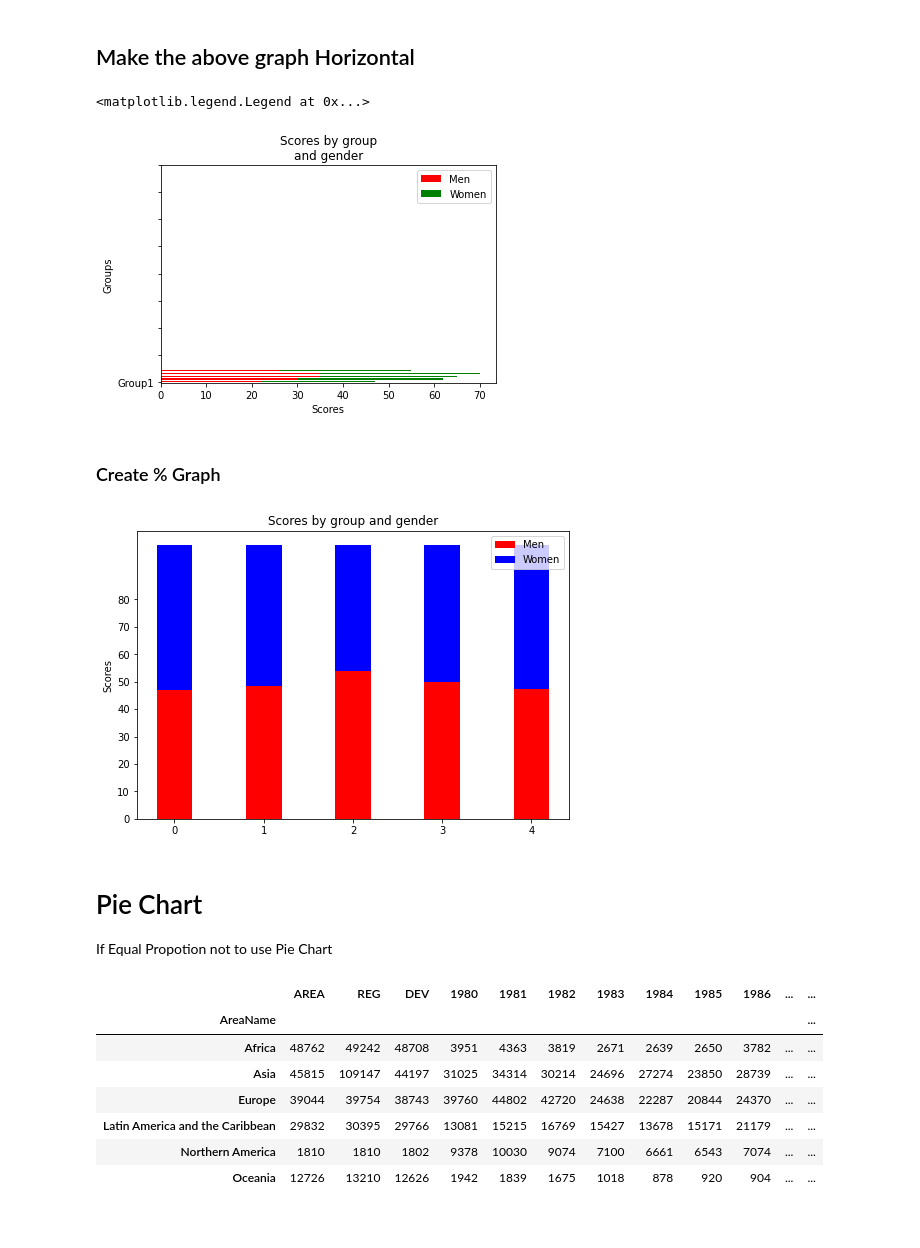
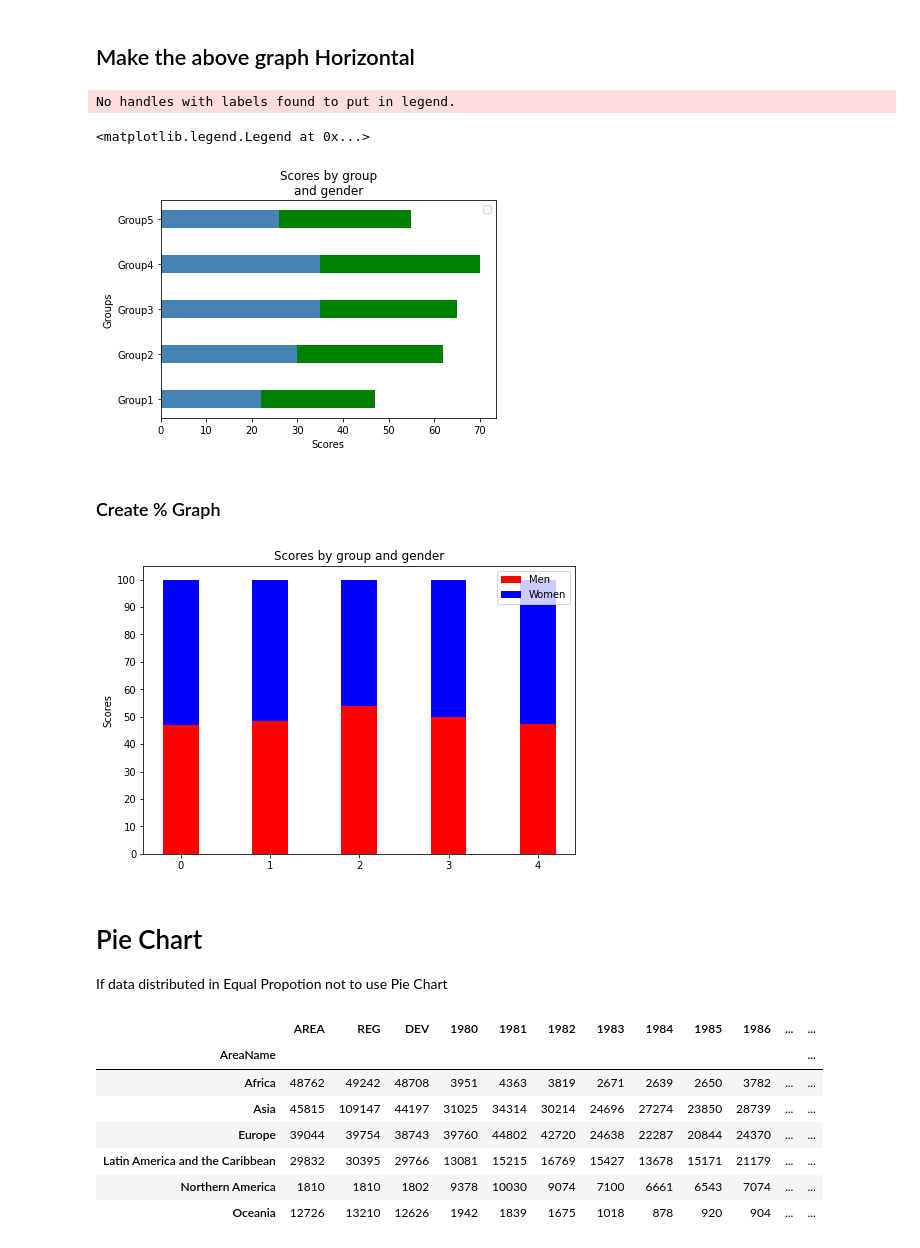
Before and after one commit to viththiananth/Data-Visualization-Using-Python_My-Pursuit, a Jupyter notebook: 2. Matplotlib_Data Visualization with Python_In Class.ipynb, the cells around one changed output. Cells and saved outputs as stored; diff of their text form; code cells hidden in the pictures.

```diff
--- a/2. Matplotlib_Data Visualization with Python_In Class.ipynb
+++ b/2. Matplotlib_Data Visualization with Python_In Class.ipynb
@@ -508,48 +529,53 @@ plt.legend((p1[0], p2[0]), ('Men', 'Women'))
 # %%
 men_means = [22, 30, 35, 35, 26]
 women_means = [25, 32, 30, 35, 29]
 index = np.arange(5)
 opacity = 0.7
 bar_width = 0.4
 
-p1 = plt.barh(index, men_means, bar_width, color='red')
-p2 = plt.barh(index, women_means, bar_width,
-left =men_means, color='green')
+#Plot with 'barh' Command
+p1 = plt.barh(index, men_means, bar_width, color='steelblue')
+p2 = plt.barh(index, women_means, bar_width, left =men_means, color='green')
 
+#Inter-change the xlabel and ylabel
 plt.ylabel('Groups')
 plt.xlabel('Scores')
 plt.title('Scores by group\n' + 'and gender')
 plt.yticks(index, ('Group1', 'Group2', 'Group3', 'Group4', 'Group5'))
-plt.yticks(np.arange(0, 81, 10))
+#plt.yticks(np.arange(0, 10, 1))
 plt.legend((p1[0], p2[0]), ('Men', 'Women'))
 # %% [output]
-<matplotlib.legend.Legend at 0x...>
+No handles with labels found to put in legend.
+<matplotlib.legend.Legend at 0x...>
-[figure, old version]
+[figure, new version]
 # %% [markdown]
 ### Create % Graph
 # %%
-n_groups = 5
-
+#Convert the List into Arrays
 men_means = np.array(men_means)
 women_means = np.array(women_means)
-total = men_means + women_means #add the array elements together according to the position
-proportion_men_means = np.true_divide(men_means, total) * 100 #numpy.true_divide(x1, x2).x1---> divident and x2---> divisor
+#add the array elements together according to the position
+total = men_means + women_means
+#numpy.true_divide(x1, x2).x1---> divident and x2---> divisor (Get the Percentage Value)
+proportion_men_means = np.true_divide(men_means, total) * 100
 proportion_women_means = np.true_divide(women_means, total) * 100
 
 fig = plt.figure()
 ax = fig.add_axes([0,0,1,1])
-index = np.arange(n_groups)
+index = np.arange(5)
+
 ax.bar(index, proportion_men_means, bar_width, color='r')
 ax.bar(index, proportion_women_means, bar_width,bottom=proportion_men_means, color='b')
+
 ax.set_ylabel('Scores')
 ax.set_title('Scores by group and gender')
-ax.set_yticks(np.arange(0, 81, 10))
+ax.set_yticks(np.arange(0, 101, 10))
 ax.legend(labels=['Men', 'Women'])
 plt.show()
 # %% [output]
-[figure, old version]
+[figure, new version]
 # %% [markdown]
 # Pie Chart
-If Equal Propotion not to use Pie Chart
+If data distributed in Equal Propotion not to use Pie Chart
 # %%
 df_continents = df_cumulative.groupby('AreaName', axis=0).sum('Total')
```
Also changed, not shown: parts of 31 cells of this notebook.
